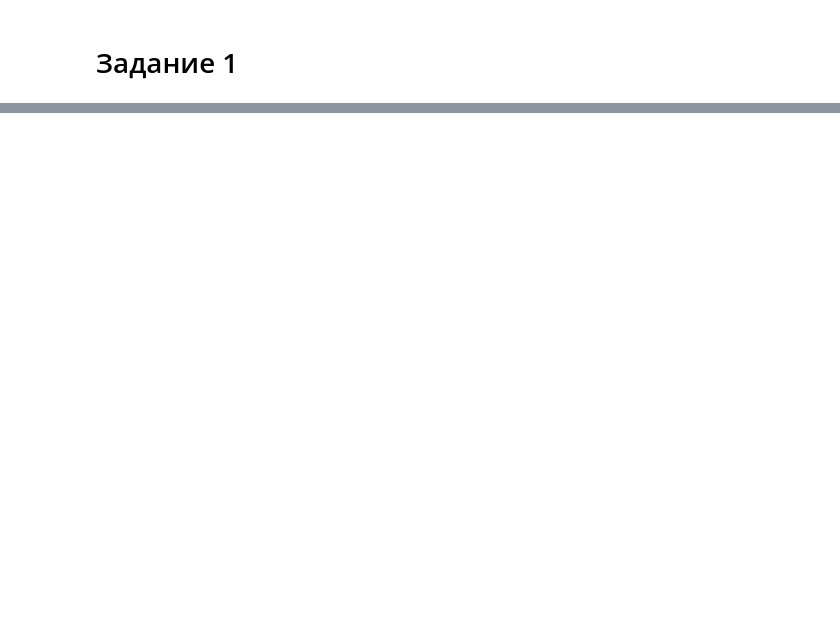
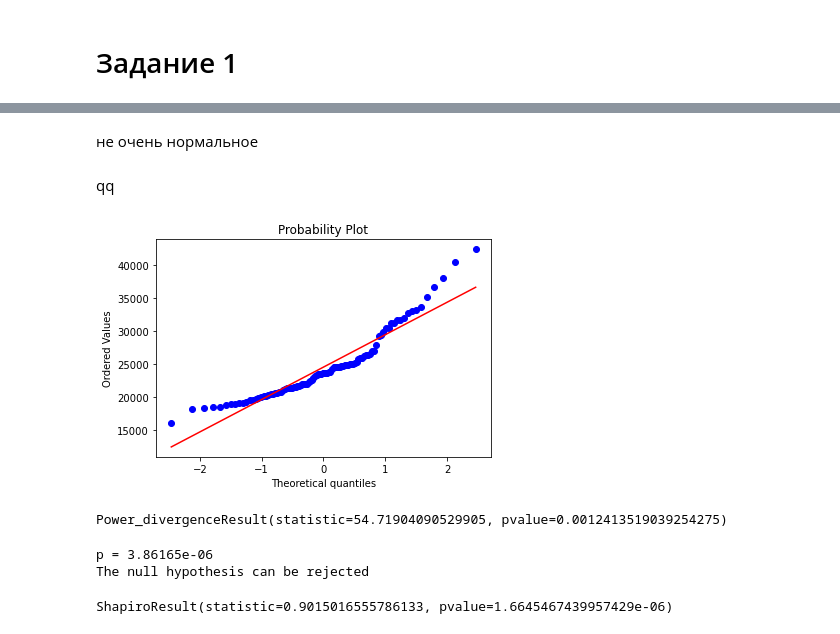
Before and after one commit to ksetdekov/HSE_DS, a Jupyter notebook: 03 Math/Stat hw3/hw3.ipynb, the cells around one changed output, grey strips where cells are left out. Cells and saved outputs as stored; diff of their text form; code cells hidden in the pictures; blank space fills up the shorter version.

```diff
--- a/03 Math/Stat hw3/hw3.ipynb
+++ b/03 Math/Stat hw3/hw3.ipynb
@@ -25,0 +50,36 @@
+# %% [markdown]
+не очень нормальное
+# %% [markdown]
+qq
+# %%
+f = stats.probplot(employees.SALARY, dist="norm", plot = plt)
+# %% [output]
+[figure, added]
+# %%
+intervals = np.linspace(min(employees.SALARY), max(employees.SALARY),31)
+expected = []
+observed = []
+std = np.std(employees.SALARY)
+mu = np.mean(employees.SALARY)
+for i in range(1,len(intervals)):
+    observed.append(len(employees.SALARY[(employees.SALARY < intervals[i]) & (employees.SALARY >= intervals[i-1])]))
+    expected.append((norm.cdf(intervals[i], mu, std) - norm.cdf(intervals[i-1], mu, std))*len(employees.SALARY))
+
+chisquare(observed, expected, ddof = 2)
+# %% [output]
+Power_divergenceResult(statistic=54.71904090529905, pvalue=0.0012413519039254275)
+# %%
+k2, p = stats.normaltest(employees.SALARY)
+print("p = {:g}".format(p))
+alpha = 0.01
+if p < alpha:  # null hypothesis: x comes from a normal distribution
+    print("The null hypothesis can be rejected")
+else:
+    print("The null hypothesis cannot be rejected")
+# %% [output]
+p = 3.86165e-06
+The null hypothesis can be rejected
+# %%
+stats.shapiro(employees.SALARY)
+# %% [output]
+ShapiroResult(statistic=0.9015016555786133, pvalue=1.6645467439957429e-06)
```
Also changed, not shown: parts of 8 cells of this notebook.
